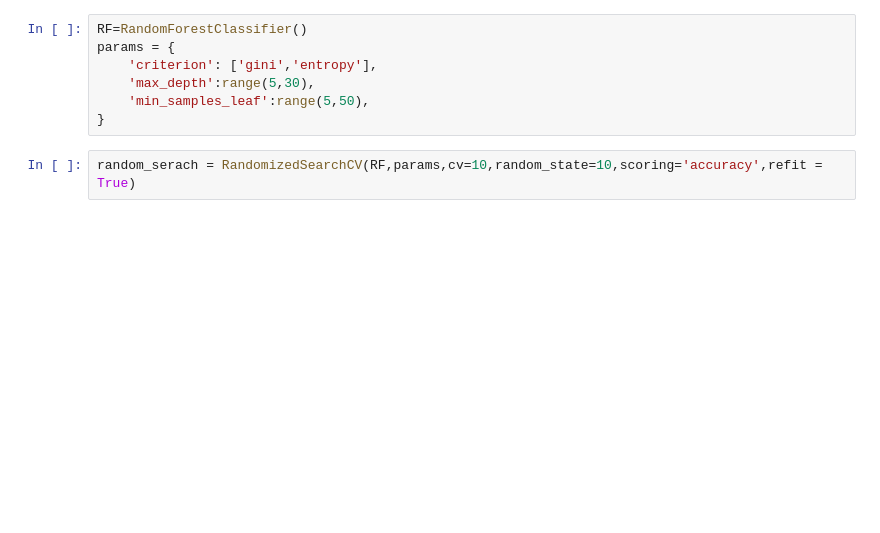
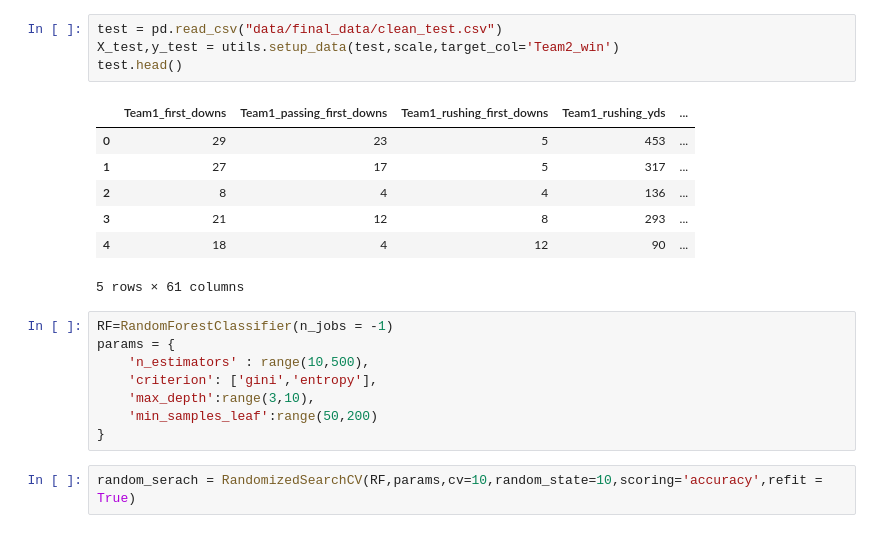
Before and after one commit to meysubb/NCAAF_Projects, a Jupyter notebook: Bowl_Game_Predictions/2018/2-RandomForest.ipynb, the cells around one changed output. Drawn from its saved outputs; the diff is of its cells as text; blank space fills up the shorter version.

```diff
--- a/Bowl_Game_Predictions/2018/2-RandomForest.ipynb
+++ b/Bowl_Game_Predictions/2018/2-RandomForest.ipynb
@@ -6,9 +31,22 @@ from sklearn.ensemble import RandomForestClassifier
+# %%
+test = pd.read_csv("data/final_data/clean_test.csv")
+X_test,y_test = utils.setup_data(test,scale,target_col='Team2_win')
+test.head()
+# %% [output]
+|  | Team1_first_downs | Team1_passing_first_downs | Team1_rushing_first_downs | Team1_rushing_yds | ... |
+| 0 | 29 | 23 | 5 | 453 | ... |
+| 1 | 27 | 17 | 5 | 317 | ... |
+| 2 | 8 | 4 | 4 | 136 | ... |
+| 3 | 21 | 12 | 8 | 293 | ... |
+| 4 | 18 | 4 | 12 | 90 | ... |
+5 rows × 61 columns
 # %%
-RF=RandomForestClassifier()
+RF=RandomForestClassifier(n_jobs = -1)
 params = {
+    'n_estimators' : range(10,500),
     'criterion': ['gini','entropy'],
-    'max_depth':range(5,30),
-    'min_samples_leaf':range(5,50),
+    'max_depth':range(3,10),
+    'min_samples_leaf':range(50,200)
 }
 # %%
 random_serach = RandomizedSearchCV(RF,params,cv=10,random_state=10,scoring='accuracy',refit = True)
```
Also changed, not shown: parts of 16 cells of this notebook, 13 other files.
